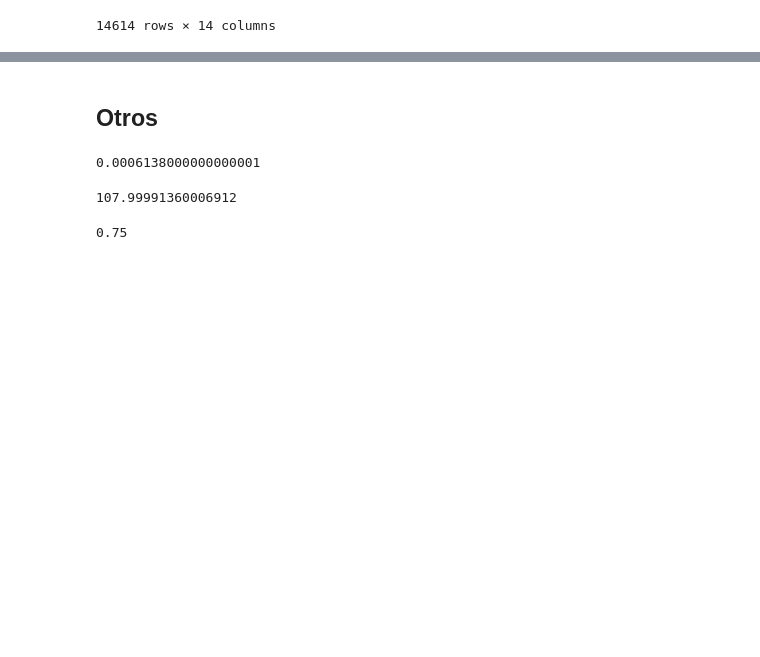
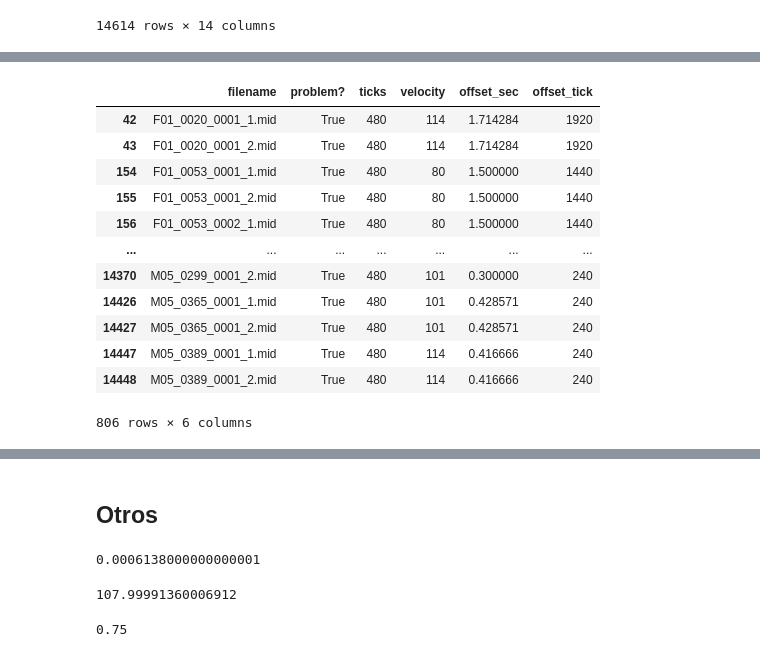
Before and after one commit to JafetMoon/hum_transcription_Project_DIA, a Jupyter notebook: 1-analisis.ipynb, the cells around one changed output, grey strips where cells are left out. Cells and saved outputs as stored; diff of their text form; code cells hidden in the pictures; blank space fills up the shorter version.

```diff
--- a/1-analisis.ipynb
+++ b/1-analisis.ipynb
@@ -193,0 +263,3 @@ df_midis_info
+# %%
+mid = mido.MidiFile('Datos/MIDIs/midi_data/F01_0182_0002_2_D.mid')
+mid
@@ -193,0 +305,7 @@ df_midis_info
+# %%
+for track in mid.tracks:
+    for msg in track:
+        # velocity > 0 para no contar fin de ejecución
+        if msg.type == 'set_tempo':
+            tempo_ms = msg.tempo
+            break
@@ -193,0 +351,25 @@ df_midis_info
+# %%
+# Generar dataframe con la información específica del tipo de MIDI
+
+path_carpeta = 'Datos/MIDIs/midi_data/'
+data_midi_types = []
+tickperbeat_list = []
+for filename in os.listdir(path_carpeta):
+    path_archivo = os.path.join(path_carpeta, filename)
+    midi = mido.MidiFile(path_archivo)
+
+    # Problema note_on consecutivos
+    note_on_problem = detect_note_on_consecutives(midi)
+
+    # Precisión de ticks
+    tickperbeat = midi.ticks_per_beat
+
+    # Información de primera nota
+    _, tempo, vel, offset = first_note_data(midi)
+    offset_secs = offset
+    offset_ticks = mido.second2tick(offset_secs, ticks_per_beat=tickperbeat, tempo=tempo)
+
+
+    data_midi_types.append([filename, note_on_problem, tickperbeat, vel, offset_secs, offset_ticks])
+
+df_midi_types = pd.DataFrame(data_midi_types, columns=['filename', 'problem?', 'ticks', 'velocity', 'offset_sec', 'offset_tick'])
@@ -193,0 +402,4 @@ df_midis_info
+# %%
+# Separar los MIDIs en estándar (tipo 1) y no estándar (tipo 2)
+df_standard = df_midi_types[~df_midi_types['problem?']]
+df_non_standard = df_midi_types[df_midi_types['problem?']]
@@ -193,0 +489,16 @@ df_midis_info
+# %%
+df_non_standard[df_non_standard.offset_sec > 0]
+# %% [output]
+|  | filename | problem? | ticks | velocity | offset_sec | offset_tick |
+| 42 | F01_0020_0001_1.mid | True | 480 | 114 | 1.714284 | 1920 |
+| 43 | F01_0020_0001_2.mid | True | 480 | 114 | 1.714284 | 1920 |
+| 154 | F01_0053_0001_1.mid | True | 480 | 80 | 1.500000 | 1440 |
+| 155 | F01_0053_0001_2.mid | True | 480 | 80 | 1.500000 | 1440 |
+| 156 | F01_0053_0002_1.mid | True | 480 | 80 | 1.500000 | 1440 |
+| ... | ... | ... | ... | ... | ... | ... |
+| 14370 | M05_0299_0001_2.mid | True | 480 | 101 | 0.300000 | 240 |
+| 14426 | M05_0365_0001_1.mid | True | 480 | 101 | 0.428571 | 240 |
+| 14427 | M05_0365_0001_2.mid | True | 480 | 101 | 0.428571 | 240 |
+| 14447 | M05_0389_0001_1.mid | True | 480 | 114 | 0.416666 | 240 |
+| 14448 | M05_0389_0001_2.mid | True | 480 | 114 | 0.416666 | 240 |
+806 rows × 6 columns
```
Also changed, not shown: parts of 33 cells of this notebook, 1 other file.
